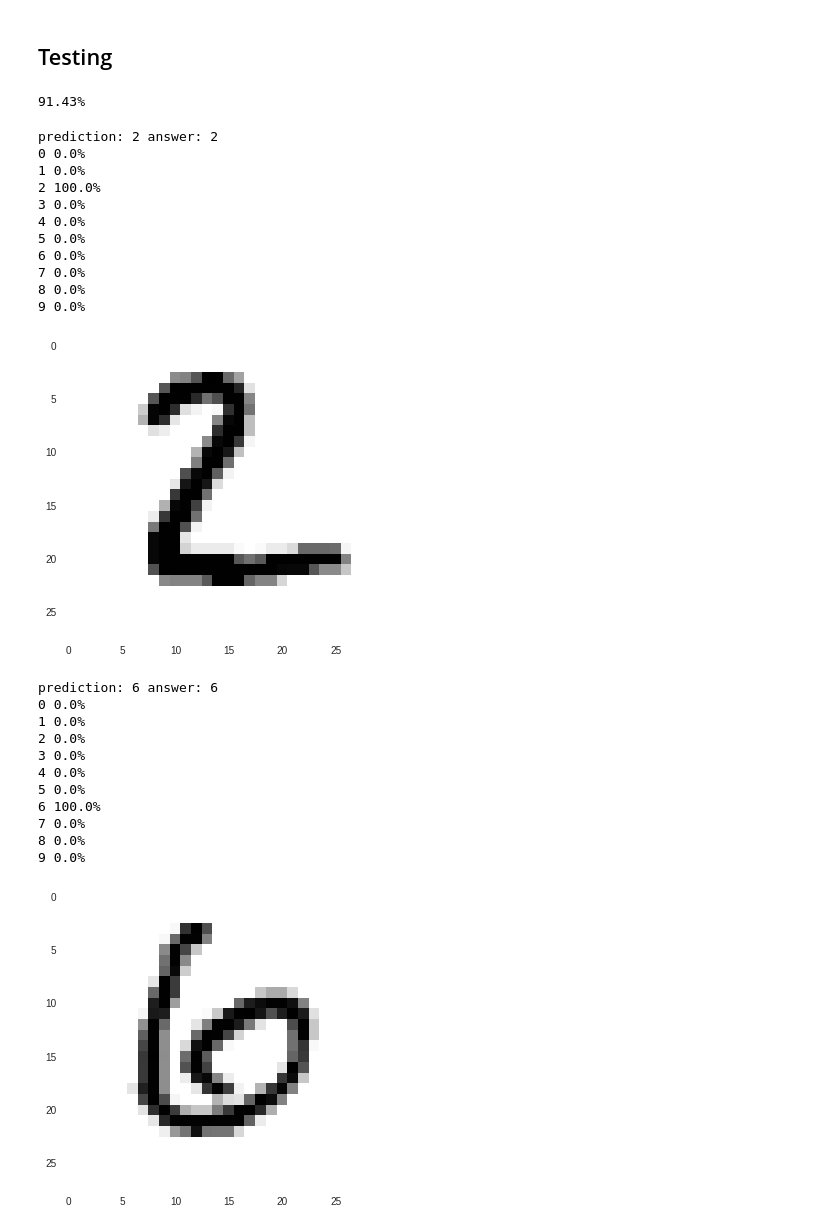
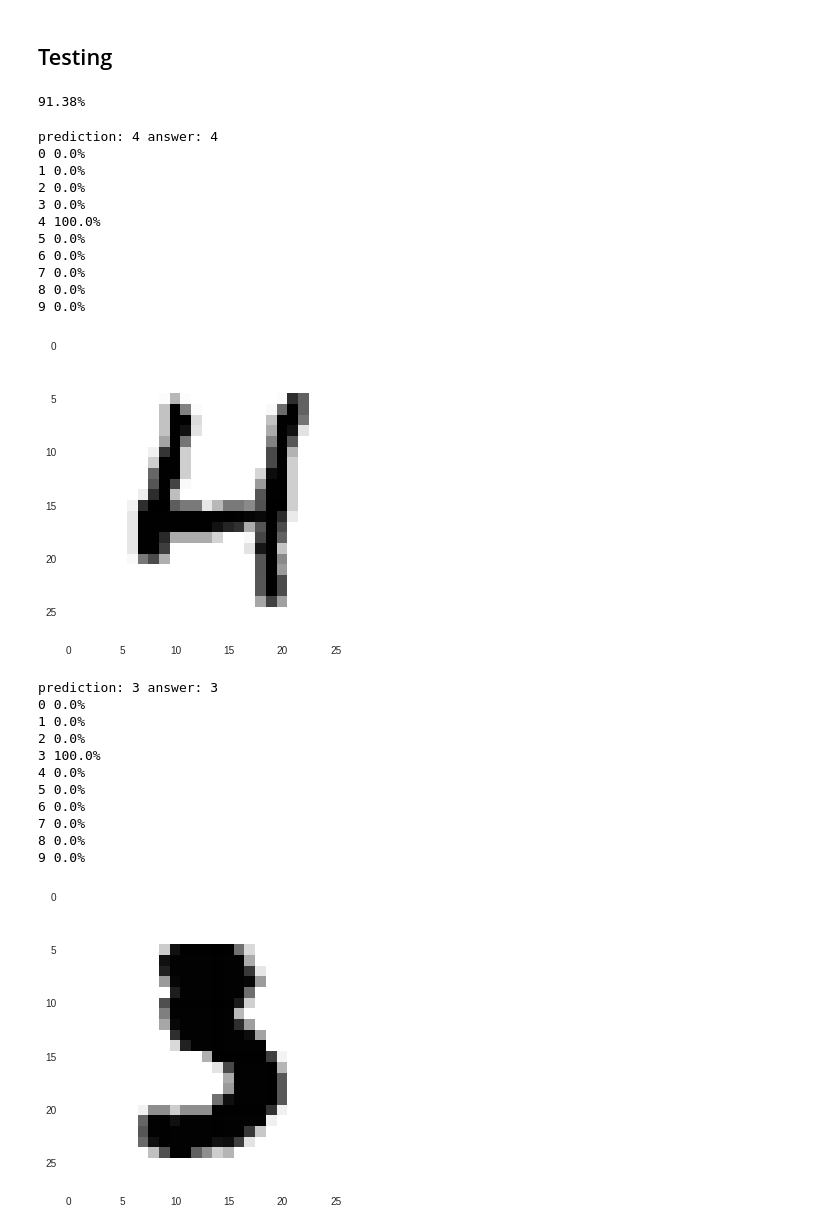
Before and after one commit to KiranArun/Neural_Networks-101-demo, a Jupyter notebook: Basic_MNIST.ipynb, the cells around one changed output. Drawn from its saved outputs; the diff is of its cells as text; code cells hidden in the pictures.

Commit message:
updated notebooks to use new data loader

```diff
--- a/Basic_MNIST.ipynb
+++ b/Basic_MNIST.ipynb
@@ -27,9 +30,8 @@ import matplotlib.pyplot as plt    # import matplotlib, our graph plotting libra
 ## Data
 # %%
 # this is the directory where we will keep and external files, eg. data, logs
-model_root_dir = '/content/Neural_Networks-101-demo/'
+model_root_dir = '/content/'
 
 # get data
-from tensorflow.examples.tutorials.mnist import input_data
-mnist = input_data.read_data_sets(model_root_dir+'MNIST_data', one_hot=True)
+mnist = helper.MNIST_data(model_root_dir+'MNIST_data/')
 # %% [output]
@@ -96,7 +83,7 @@ learning_rate = 0.1
 epochs = 2
 
 # the number of iterations = how many times do we need to input a batch to have inputed the whole training dataset
-iterations = mnist.train.num_examples//batch_size
+iterations = ceil(mnist.number_train_samples/batch_size)
 
 # number of neurons in hidden layer
 hidden_size = 256
@@ -203,10 +190,10 @@ losses = np.array([])
 
 for epoch in range(epochs):
     print('New epoch', str(epoch+1)+'/'+str(epochs))
-    for idx in range(iterations):
+    for iteration in range(iterations):
 
         # get batches of training data for current step
-        batch_xs, batch_ys = mnist.train.next_batch(batch_size, shuffle=True)
+        batch_xs, batch_ys = mnist.get_batch(iteration, batch_size)
 
         # run training step and get loss values to plot later
         # calling optimizer will run the forward pass, the loss function and the pack pass
@@ -217,15 +204,15 @@ for epoch in range(epochs):
                                 Y_placeholder: batch_ys
                             })
 
-        if (idx+1) % (iterations/5) == 0:
+        if (iteration+1) % floor(iterations/5) == 0:
 
             # get accuracy using validation set
-            _accuracy = sess.run(accuracy, feed_dict={X_placeholder : mnist.validation.images,
-                                                      Y_placeholder : mnist.validation.labels
+            _accuracy = sess.run(accuracy, feed_dict={X_placeholder : mnist.validation_images,
+                                                      Y_placeholder : mnist.validation_labels
                                                      })
 
             # print current step, batch loss and validation accuracy
-            print('step', str(idx+1)+'/'+str(iterations), 'loss', _loss, 'accuracy', str(round(100*_accuracy,2))+'%')
+            print('step', str(iteration+1)+'/'+str(iterations), 'loss', _loss, 'accuracy', str(round(100*_accuracy,2))+'%')
 
         # append the loss to the losses array to plot
         losses = np.append(losses, _loss)
@@ -254,58 +241,58 @@ ax.grid(True)
 ## Testing
 # %%
 # find accuracy on test set
-_accuracy = sess.run(accuracy, feed_dict={X_placeholder : mnist.test.images,
-                                          Y_placeholder : mnist.test.labels
+_accuracy = sess.run(accuracy, feed_dict={X_placeholder : mnist.test_images,
+                                          Y_placeholder : mnist.test_labels
                                          })
 
 print(str(round(100*_accuracy,2))+'%')
 # %% [output]
-91.43%
+91.38%
 # %%
 # show test images with prediction probabilities
 
 test_idxs = [1,11]
 
 for test_idx in test_idxs:
     # get input image and corresponding label
-    test_x, test_y = mnist.test.images[test_idx], mnist.test.labels[test_idx]
+    test_x, test_y = mnist.test_images[test_idx], mnist.test_labels[test_idx]
 
     # make prediction
     _prediction = sess.run(predictions, feed_dict={X_placeholder: test_x.reshape(1,-1)})
 
     # show prediction and true answer
     print('prediction:', np.argmax(_prediction), 'answer:', np.argmax(test_y))
 
     # show probabilities for all values
     for i,val in enumerate(_prediction[0]):
         print(i, str(round(100*val,3))+'%')
 
     # plot test image
     plt.imshow(test_x.reshape(image_dims), cmap='binary')
     plt.grid(False)
     plt.show()
 # %% [output]
-prediction: 2 answer: 2
+prediction: 4 answer: 4
 0 0.0%
 1 0.0%
-2 100.0%
+2 0.0%
 3 0.0%
-4 0.0%
+4 100.0%
 5 0.0%
 6 0.0%
 7 0.0%
 8 0.0%
 9 0.0%
-[figure, old version]
+[figure, new version]
-prediction: 6 answer: 6
+prediction: 3 answer: 3
 0 0.0%
 1 0.0%
 2 0.0%
-3 0.0%
+3 100.0%
 4 0.0%
 5 0.0%
-6 100.0%
+6 0.0%
 7 0.0%
 8 0.0%
 9 0.0%
-[figure, old version]
+[figure, new version]
```
Also changed, not shown: parts of 11 cells of this notebook, 11 other files.
